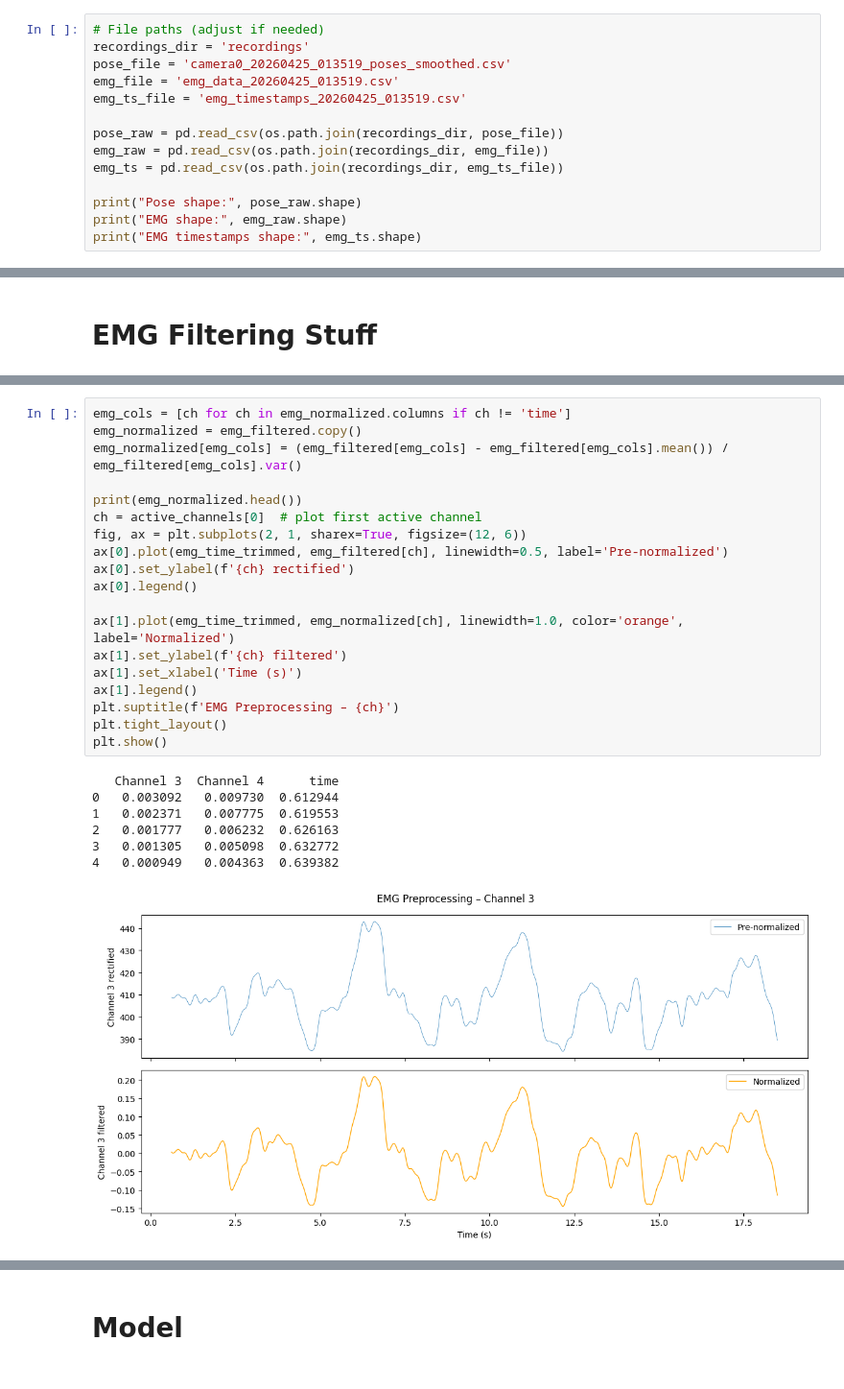
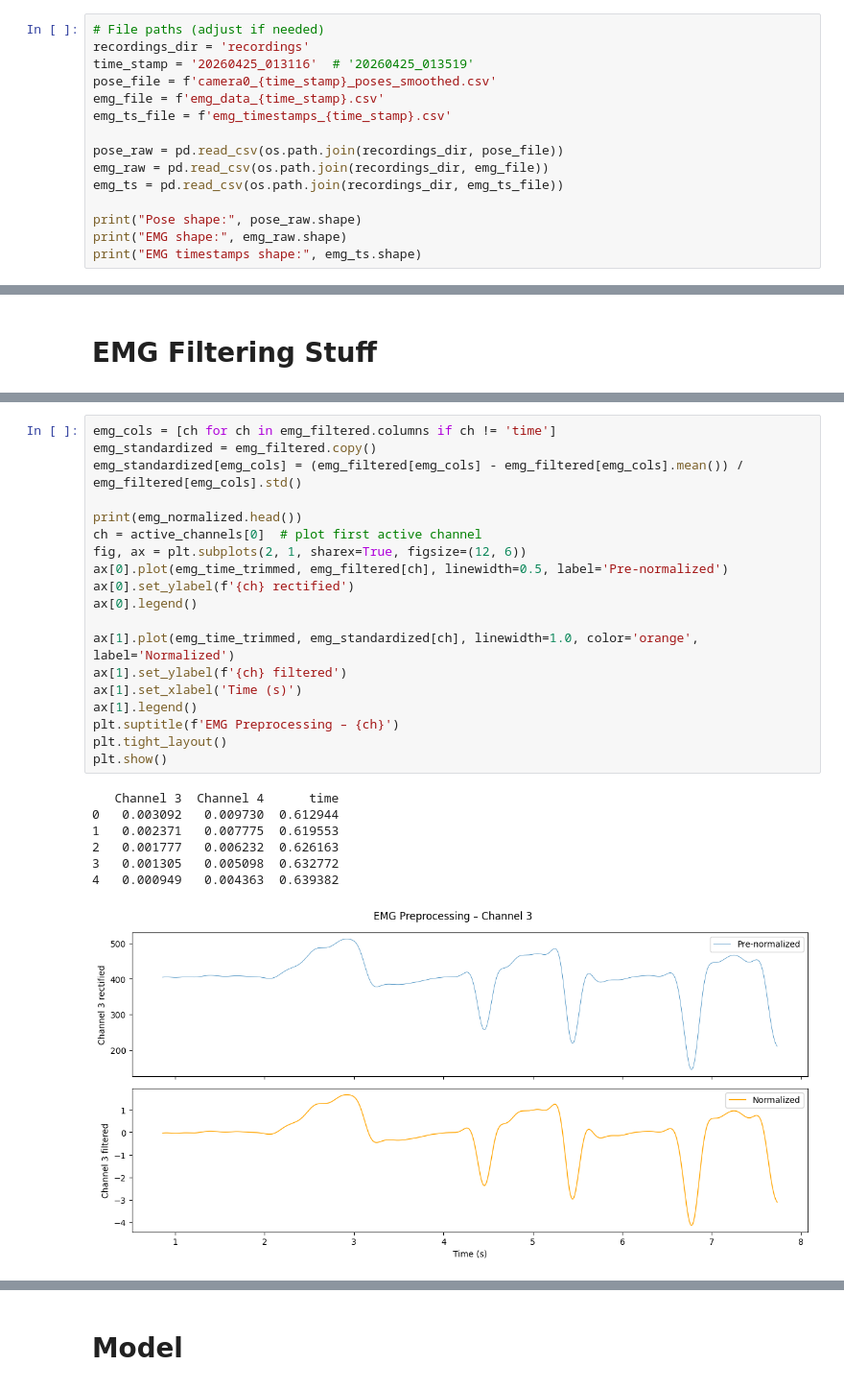
Before and after one commit to hayyazul/BCI-Data-Processing, a Jupyter notebook: bci_data_analysis.ipynb, the cells around one changed output, grey strips where cells are left out. Shown at 96% size. Saved outputs shown, nothing was run; the diff lists cells and outputs as text.

```diff
--- a/bci_data_analysis.ipynb
+++ b/bci_data_analysis.ipynb
@@ -41,9 +41,10 @@ def fluff_up_dataframe(df, scale_factor=2.0):
 # %%
 # File paths (adjust if needed)
 recordings_dir = 'recordings'
-pose_file = 'camera0_20260425_013519_poses_smoothed.csv'
-emg_file = 'emg_data_20260425_013519.csv'
-emg_ts_file = 'emg_timestamps_20260425_013519.csv'
+time_stamp = '20260425_013116'  # '20260425_013519'
+pose_file = f'camera0_{time_stamp}_poses_smoothed.csv'
+emg_file = f'emg_data_{time_stamp}.csv'
+emg_ts_file = f'emg_timestamps_{time_stamp}.csv'
 
 pose_raw = pd.read_csv(os.path.join(recordings_dir, pose_file))
 emg_raw = pd.read_csv(os.path.join(recordings_dir, emg_file))
@@ -791,27 +792,27 @@ EMG filtered (first 10 rows):
 # %%
-emg_cols = [ch for ch in emg_normalized.columns if ch != 'time']
-emg_normalized = emg_filtered.copy()
-emg_normalized[emg_cols] = (emg_filtered[emg_cols] - emg_filtered[emg_cols].mean()) / emg_filtered[emg_cols].var()
+emg_cols = [ch for ch in emg_filtered.columns if ch != 'time']
+emg_standardized = emg_filtered.copy()
+emg_standardized[emg_cols] = (emg_filtered[emg_cols] - emg_filtered[emg_cols].mean()) / emg_filtered[emg_cols].std()
 
 print(emg_normalized.head())
 ch = active_channels[0]  # plot first active channel
 fig, ax = plt.subplots(2, 1, sharex=True, figsize=(12, 6))
 ax[0].plot(emg_time_trimmed, emg_filtered[ch], linewidth=0.5, label='Pre-normalized')
 ax[0].set_ylabel(f'{ch} rectified')
 ax[0].legend()
 
-ax[1].plot(emg_time_trimmed, emg_normalized[ch], linewidth=1.0, color='orange', label='Normalized')
+ax[1].plot(emg_time_trimmed, emg_standardized[ch], linewidth=1.0, color='orange', label='Normalized')
 ax[1].set_ylabel(f'{ch} filtered')
 ax[1].set_xlabel('Time (s)')
 ax[1].legend()
 plt.suptitle(f'EMG Preprocessing – {ch}')
 plt.tight_layout()
 plt.show()
 # %% [output]
    Channel 3  Channel 4      time
 0   0.003092   0.009730  0.612944
 1   0.002371   0.007775  0.619553
 2   0.001777   0.006232  0.626163
 3   0.001305   0.005098  0.632772
 4   0.000949   0.004363  0.639382
-[figure, old version]
+[figure, new version]
```
Also changed, not shown: parts of 26 cells of this notebook, 1 other file.
